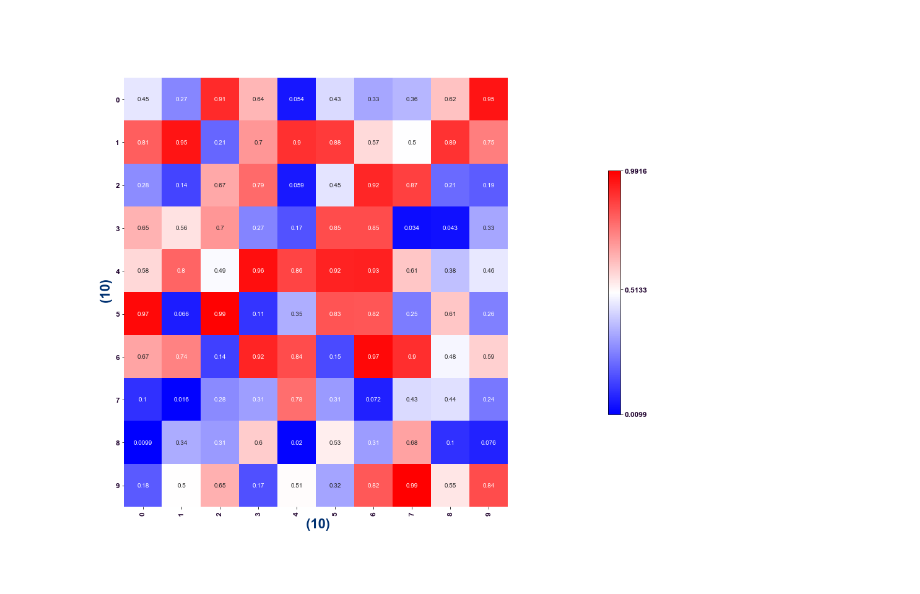
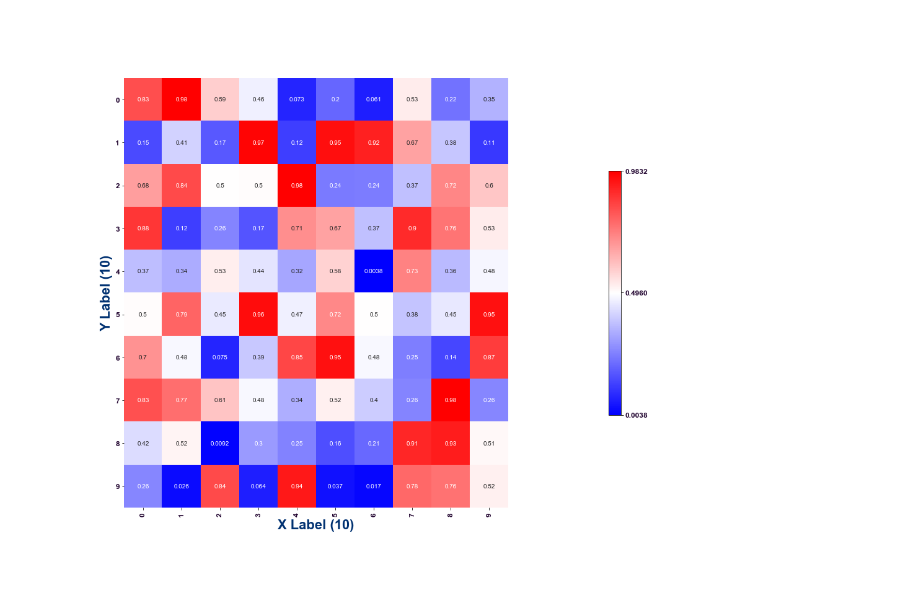
Before and after one commit to KwatMDPhD/ccal, a Jupyter notebook: notebook/ccal.ipynb, the cells around one changed output. Cells and saved outputs as stored; diff of their text form; code cells hidden in the pictures.

```diff
--- a/notebook/ccal.ipynb
+++ b/notebook/ccal.ipynb
@@ -11,8 +11,14 @@ import pandas as pd
 sys.path.insert(0, '..')
 import ccal
 # %%
-df = pd.DataFrame(np.random.random_sample((10, 10)))
-
-ccal.plot_heatmap(df)
+ccal.plot_heatmap(
+    pd.DataFrame(np.random.random_sample((
+        10,
+        10, ))),
+    decorate_ax_kwargs={
+        'title': 'Title',
+        'xlabel': 'X Label',
+        'ylabel': 'Y Label',
+    })
 # %% [output]
-[figure, old version]
+[figure, new version]
```
Also changed, not shown: parts of 4 cells of this notebook, 1 other file.
